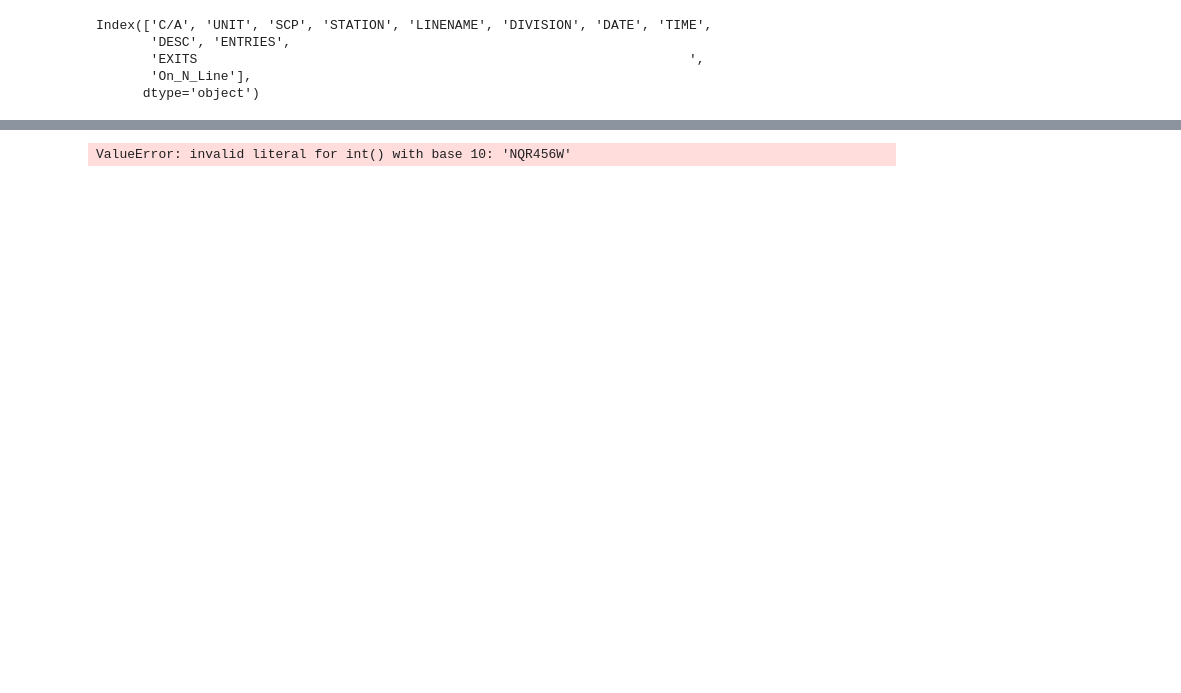
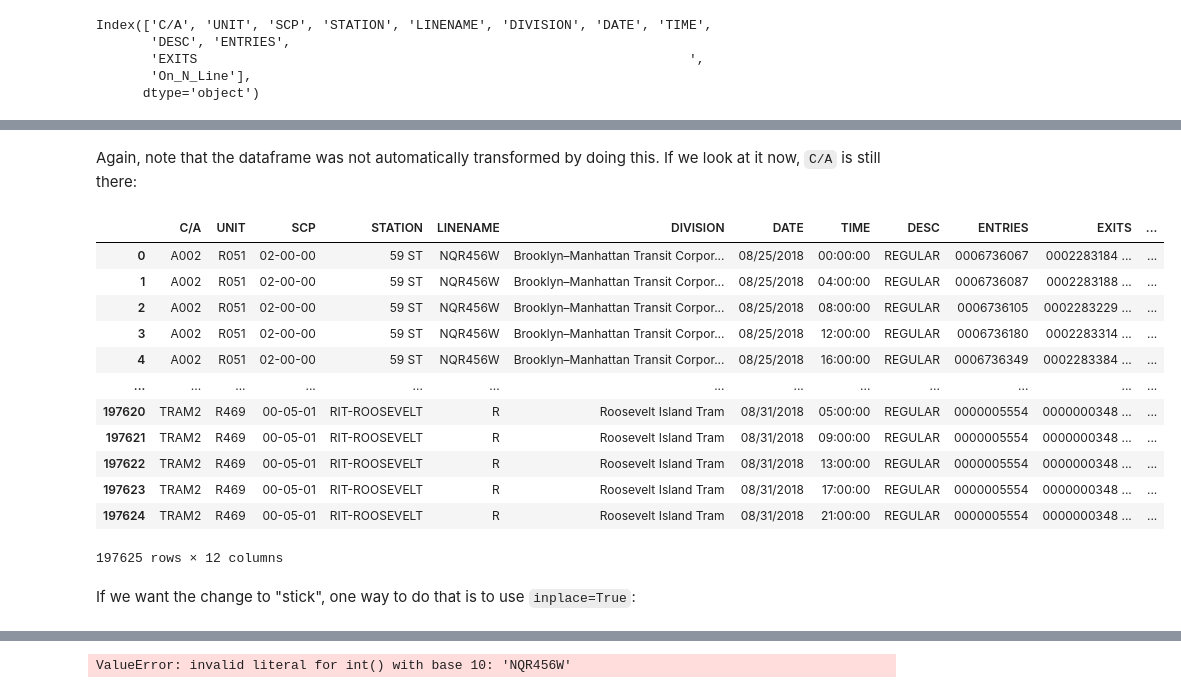
Before and after one commit to learn-co-curriculum/dsc-pandas-series-and-dataframes, a Jupyter notebook: index.ipynb, the cells around one changed output, grey strips where cells are left out. Cells and saved outputs as stored; diff of their text form; code cells hidden in the pictures; blank space fills up the shorter version.

```diff
--- a/index.ipynb
+++ b/index.ipynb
@@ -127,0 +360,5 @@ We can quickly use a list comprehension to clean up all of the column names.
+# %%
+# Even though this is assigning a list of strings, it
+# will be cast to an Index automatically
+df.columns = [col.strip() for col in df.columns]
+df.columns
@@ -127,0 +391,20 @@ We can quickly use a list comprehension to clean up all of the column names.
+# %% [markdown]
+Again, note that the dataframe was not automatically transformed by doing this. If we look at it now, `C/A` is still there:
+# %%
+df
+# %% [output]
+|  | C/A | UNIT | SCP | STATION | LINENAME | DIVISION | DATE | TIME | DESC | ENTRIES | EXITS | ... |
+| 0 | A002 | R051 | 02-00-00 | 59 ST | NQR456W | Brooklyn–Manhattan Transit Corpor... | 08/25/2018 | 00:00:00 | REGULAR | 0006736067 | 0002283184 ... | ... |
+| 1 | A002 | R051 | 02-00-00 | 59 ST | NQR456W | Brooklyn–Manhattan Transit Corpor... | 08/25/2018 | 04:00:00 | REGULAR | 0006736087 | 0002283188 ... | ... |
+| 2 | A002 | R051 | 02-00-00 | 59 ST | NQR456W | Brooklyn–Manhattan Transit Corpor... | 08/25/2018 | 08:00:00 | REGULAR | 0006736105 | 0002283229 ... | ... |
+| 3 | A002 | R051 | 02-00-00 | 59 ST | NQR456W | Brooklyn–Manhattan Transit Corpor... | 08/25/2018 | 12:00:00 | REGULAR | 0006736180 | 0002283314 ... | ... |
+| 4 | A002 | R051 | 02-00-00 | 59 ST | NQR456W | Brooklyn–Manhattan Transit Corpor... | 08/25/2018 | 16:00:00 | REGULAR | 0006736349 | 0002283384 ... | ... |
+| ... | ... | ... | ... | ... | ... | ... | ... | ... | ... | ... | ... | ... |
+| 197620 | TRAM2 | R469 | 00-05-01 | RIT-ROOSEVELT | R | Roosevelt Island Tram | 08/31/2018 | 05:00:00 | REGULAR | 0000005554 | 0000000348 ... | ... |
+| 197621 | TRAM2 | R469 | 00-05-01 | RIT-ROOSEVELT | R | Roosevelt Island Tram | 08/31/2018 | 09:00:00 | REGULAR | 0000005554 | 0000000348 ... | ... |
+| 197622 | TRAM2 | R469 | 00-05-01 | RIT-ROOSEVELT | R | Roosevelt Island Tram | 08/31/2018 | 13:00:00 | REGULAR | 0000005554 | 0000000348 ... | ... |
+| 197623 | TRAM2 | R469 | 00-05-01 | RIT-ROOSEVELT | R | Roosevelt Island Tram | 08/31/2018 | 17:00:00 | REGULAR | 0000005554 | 0000000348 ... | ... |
+| 197624 | TRAM2 | R469 | 00-05-01 | RIT-ROOSEVELT | R | Roosevelt Island Tram | 08/31/2018 | 21:00:00 | REGULAR | 0000005554 | 0000000348 ... | ... |
+197625 rows × 12 columns
+# %% [markdown]
+If we want the change to "stick", one way to do that is to use `inplace=True`:
```
Also changed, not shown: parts of 109 cells of this notebook, 1 other file.
